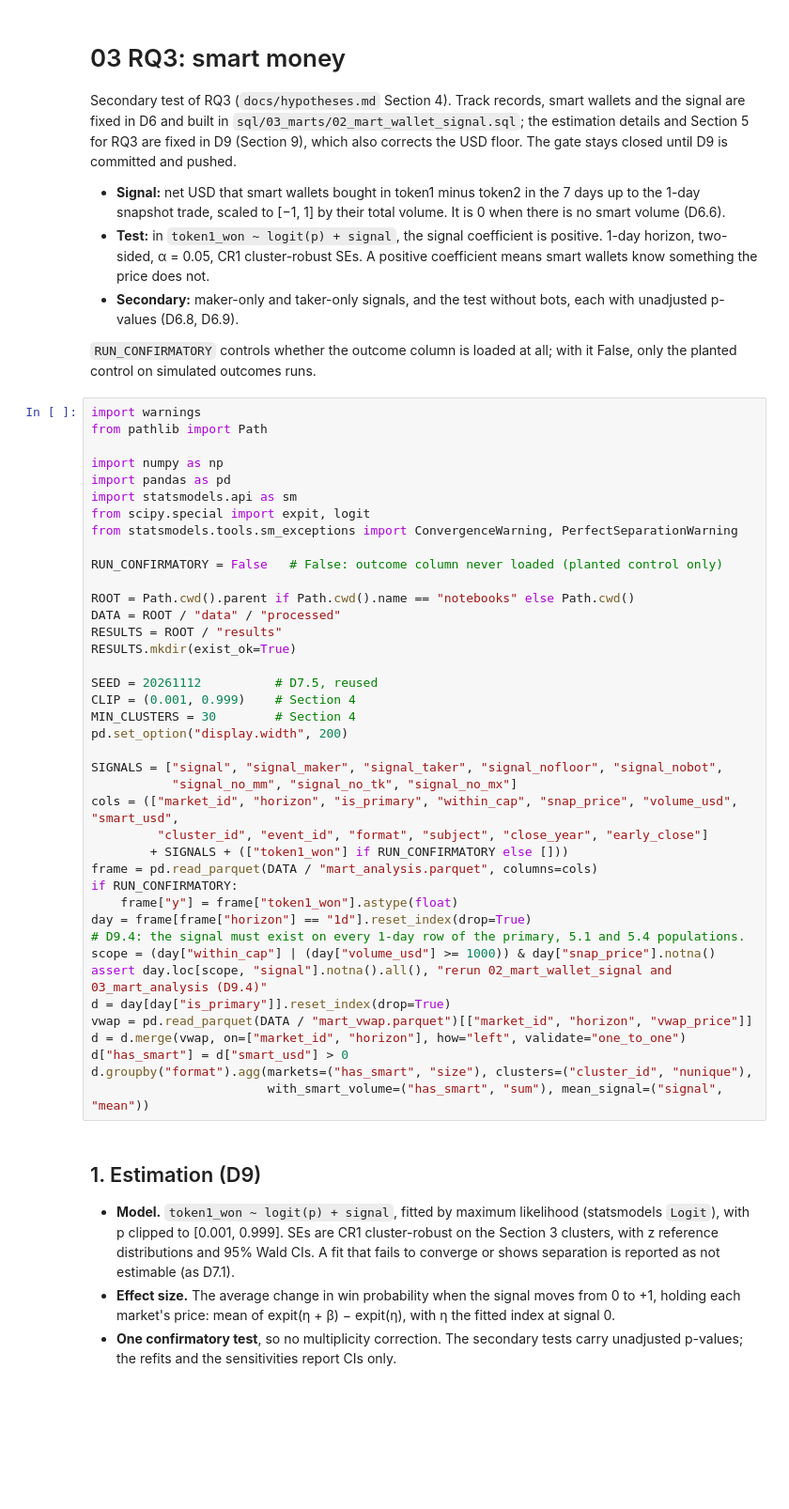
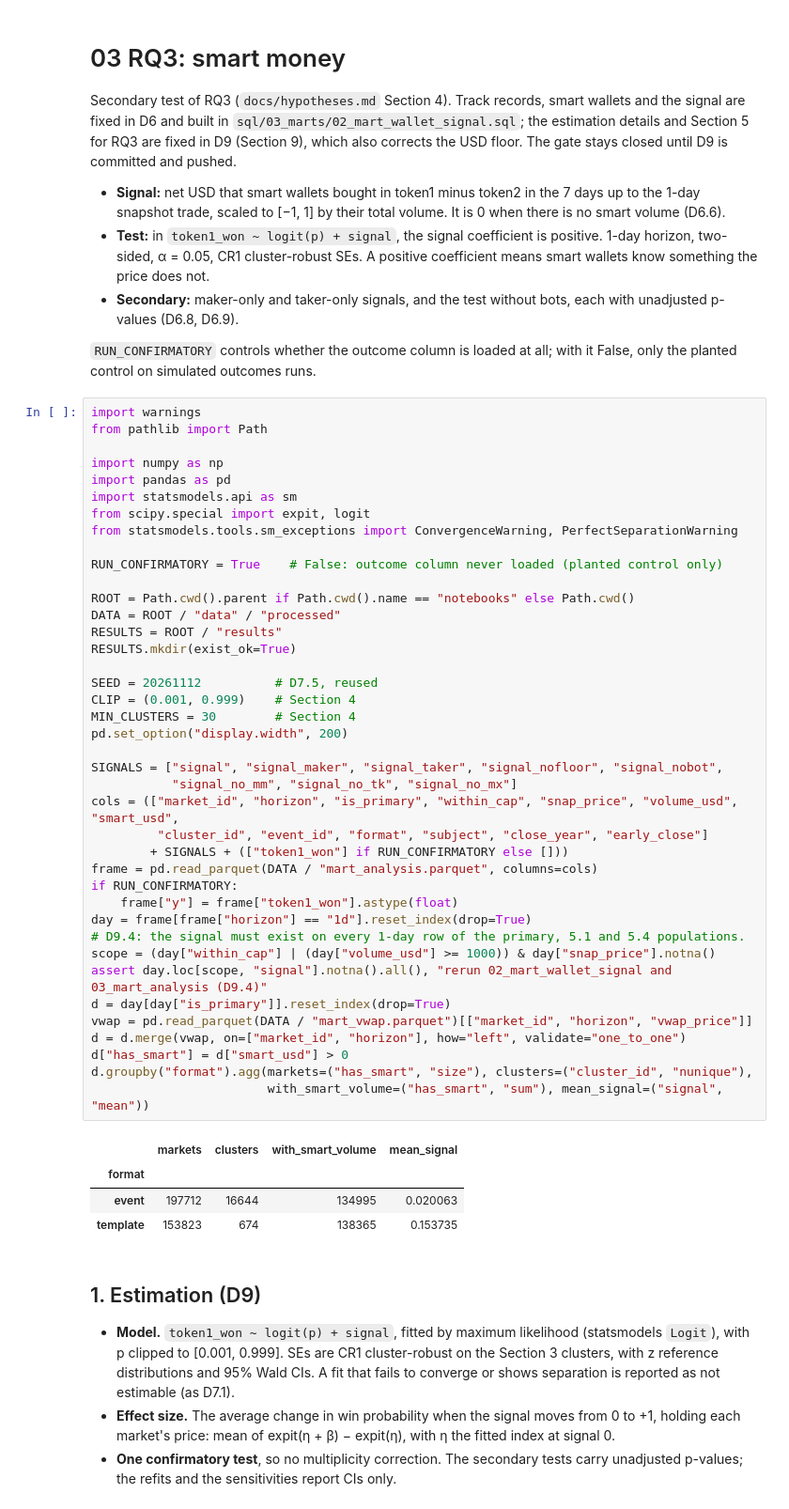
Before and after one commit to dayconnor/polymarket-analysis, a Jupyter notebook: notebooks/03_rq3_smart_money.ipynb, the cells around one changed output. Shown at 94% size. Saved outputs shown, nothing was run; the diff lists cells and outputs as text; blank space fills up the shorter version.

```diff
--- a/notebooks/03_rq3_smart_money.ipynb
+++ b/notebooks/03_rq3_smart_money.ipynb
@@ -27,36 +27,41 @@ import statsmodels.api as sm
 from scipy.special import expit, logit
 from statsmodels.tools.sm_exceptions import ConvergenceWarning, PerfectSeparationWarning
 
-RUN_CONFIRMATORY = False   # False: outcome column never loaded (planted control only)
+RUN_CONFIRMATORY = True    # False: outcome column never loaded (planted control only)
 
 ROOT = Path.cwd().parent if Path.cwd().name == "notebooks" else Path.cwd()
 DATA = ROOT / "data" / "processed"
 RESULTS = ROOT / "results"
 RESULTS.mkdir(exist_ok=True)
 
 SEED = 20261112          # D7.5, reused
 CLIP = (0.001, 0.999)    # Section 4
 MIN_CLUSTERS = 30        # Section 4
 pd.set_option("display.width", 200)
 
 SIGNALS = ["signal", "signal_maker", "signal_taker", "signal_nofloor", "signal_nobot",
            "signal_no_mm", "signal_no_tk", "signal_no_mx"]
 cols = (["market_id", "horizon", "is_primary", "within_cap", "snap_price", "volume_usd", "smart_usd",
          "cluster_id", "event_id", "format", "subject", "close_year", "early_close"]
         + SIGNALS + (["token1_won"] if RUN_CONFIRMATORY else []))
 frame = pd.read_parquet(DATA / "mart_analysis.parquet", columns=cols)
 if RUN_CONFIRMATORY:
     frame["y"] = frame["token1_won"].astype(float)
 day = frame[frame["horizon"] == "1d"].reset_index(drop=True)
 # D9.4: the signal must exist on every 1-day row of the primary, 5.1 and 5.4 populations.
 scope = (day["within_cap"] | (day["volume_usd"] >= 1000)) & day["snap_price"].notna()
 assert day.loc[scope, "signal"].notna().all(), "rerun 02_mart_wallet_signal and 03_mart_analysis (D9.4)"
 d = day[day["is_primary"]].reset_index(drop=True)
 vwap = pd.read_parquet(DATA / "mart_vwap.parquet")[["market_id", "horizon", "vwap_price"]]
 d = d.merge(vwap, on=["market_id", "horizon"], how="left", validate="one_to_one")
 d["has_smart"] = d["smart_usd"] > 0
 d.groupby("format").agg(markets=("has_smart", "size"), clusters=("cluster_id", "nunique"),
                         with_smart_volume=("has_smart", "sum"), mean_signal=("signal", "mean"))
+# %% [output]
+|  | markets | clusters | with_smart_volume | mean_signal |
+| format |  |  |  |  |
+| event | 197712 | 16644 | 134995 | 0.020063 |
+| template | 153823 | 674 | 138365 | 0.153735 |
 # %% [markdown]
 ## 1. Estimation (D9)
 
```
Also changed, not shown: parts of 5 cells of this notebook, 4 other files.
